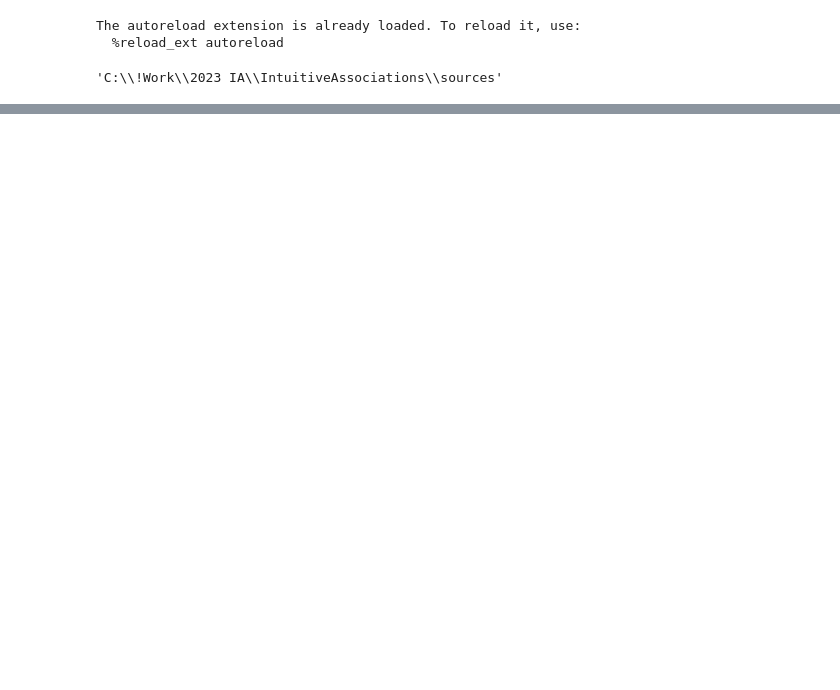
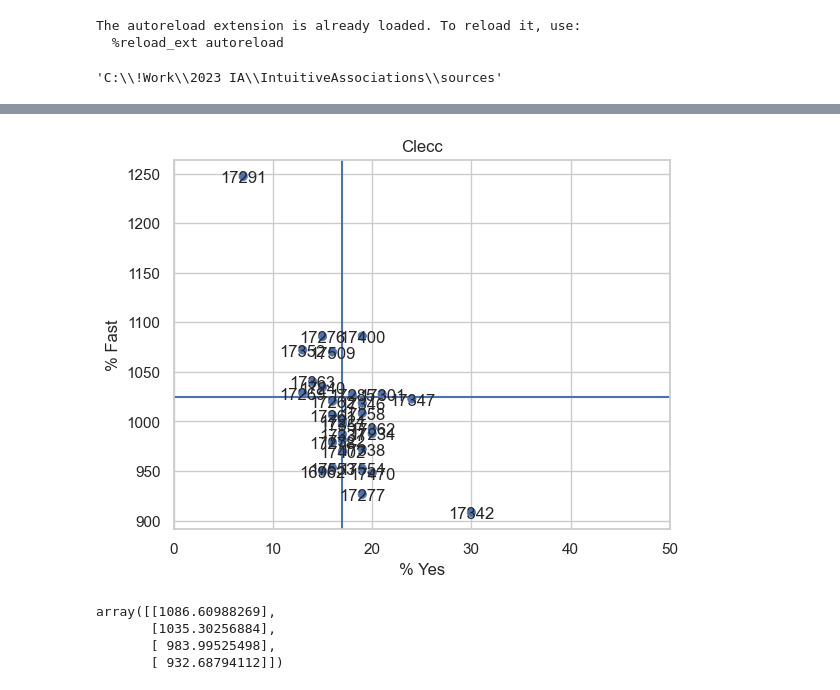
Before and after one commit to woskxmcnvb/IntuitiveAssociations, a Jupyter notebook: tests.ipynb, the cells around one changed output, grey strips where cells are left out. Saved outputs shown, nothing was run; the diff lists cells and outputs as text; code cells hidden in the pictures; blank space fills up the shorter version.

```diff
--- a/tests.ipynb
+++ b/tests.ipynb
@@ -29,0 +149,34 @@ rep = reporter.BuildJobReport("C:\\!Work\\2023 IA\\IntuitiveAssociations\\source
+# %%
+import seaborn.objects as so
+
+
+plt.rc('axes', labelsize=14, titlesize=100)    # fontsize of the x and y labels
+plt.rc('xtick', labelsize=10, color='gray')    # fontsize of the tick labels
+plt.rc('ytick', labelsize=10, color='gray')    # fontsize of the tick labels
+
+custom_palette = ["#a0cc00", 'grey'] #"#a0cc00"
+sns.set_theme(style="whitegrid", palette=custom_palette)
+
+p = so.Plot(tasks_speed, x='Tasks', y='Speed', text='JOB_ID')\
+    .add(so.Dot()).add(so.Text())\
+    .label(x='% Yes', y='% Fast', title='Clecc')
+
+fig, ax = plt.subplots()
+ax.axvline(17)
+ax.axhline(1025)
+ax.set(xlabel='% Yes')
+ax.set_xlim(0, 50)
+
+p.on(ax).show()
+# %% [output]
+[figure, added]
+# %%
+from sklearn.linear_model import LinearRegression
+
+reg = LinearRegression().fit(tasks_speed[['Tasks']].values, tasks_speed[['Speed']])
+reg.predict([[10], [15], [20], [25]])
+# %% [output]
+array([[1086.60988269],
+       [1035.30256884],
+       [ 983.99525498],
+       [ 932.68794112]])
```
Also changed, not shown: parts of 32 cells of this notebook, 4 other files.
